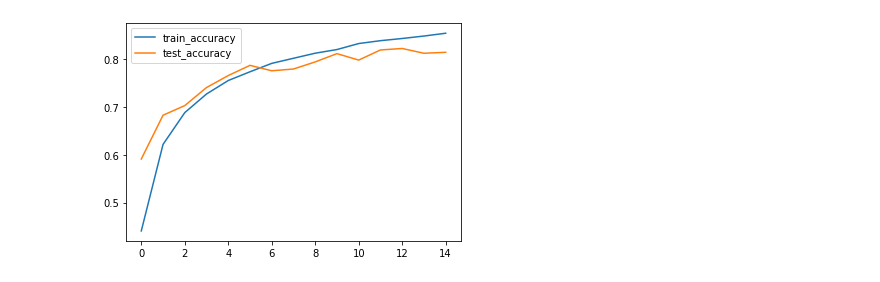
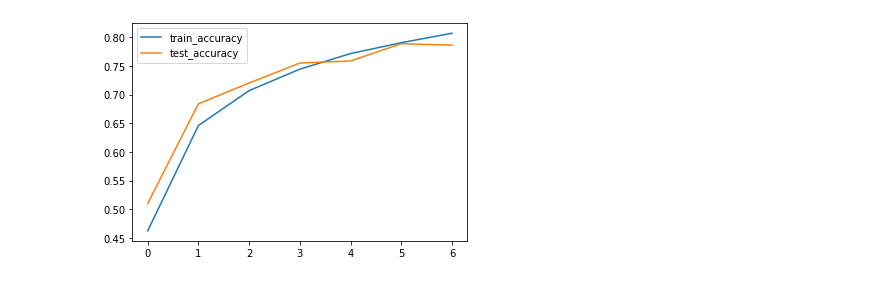
Before and after one commit to a18091986/MachineLearning, a Jupyter notebook: Deep Learning/Convolutional neural network/CNN_cifar_10_real_images_test.ipynb, the cells around one changed output. Saved outputs shown, nothing was run; the diff lists cells and outputs as text; code cells hidden in the pictures.

```diff
--- a/Deep Learning/Convolutional neural network/CNN_cifar_10_real_images_test.ipynb
+++ b/Deep Learning/Convolutional neural network/CNN_cifar_10_real_images_test.ipynb
@@ -80,7 +83,7 @@ model.add(Dense(10, activation = 'softmax'))
 
 model.compile(loss = 'categorical_crossentropy', optimizer = Adam(learning_rate = 0.001), metrics = ['accuracy'])
 
-result = model.fit(x_train10, y_train10, batch_size = 64, epochs = 15, validation_data = (x_test10, y_test10), verbose = 1)
+result = model.fit(x_train10, y_train10, batch_size = 128, epochs = 7, validation_data = (x_test10, y_test10), verbose = 1)
 
 plt.plot(result.history['accuracy'], label = 'train_accuracy')
 plt.plot(result.history['val_accuracy'], label = 'test_accuracy')
@@ -106 +108 @@ Wall time: 7min 24s
-[figure, old version]
+[figure, new version]
```
Also changed, not shown: parts of 11 cells of this notebook.
